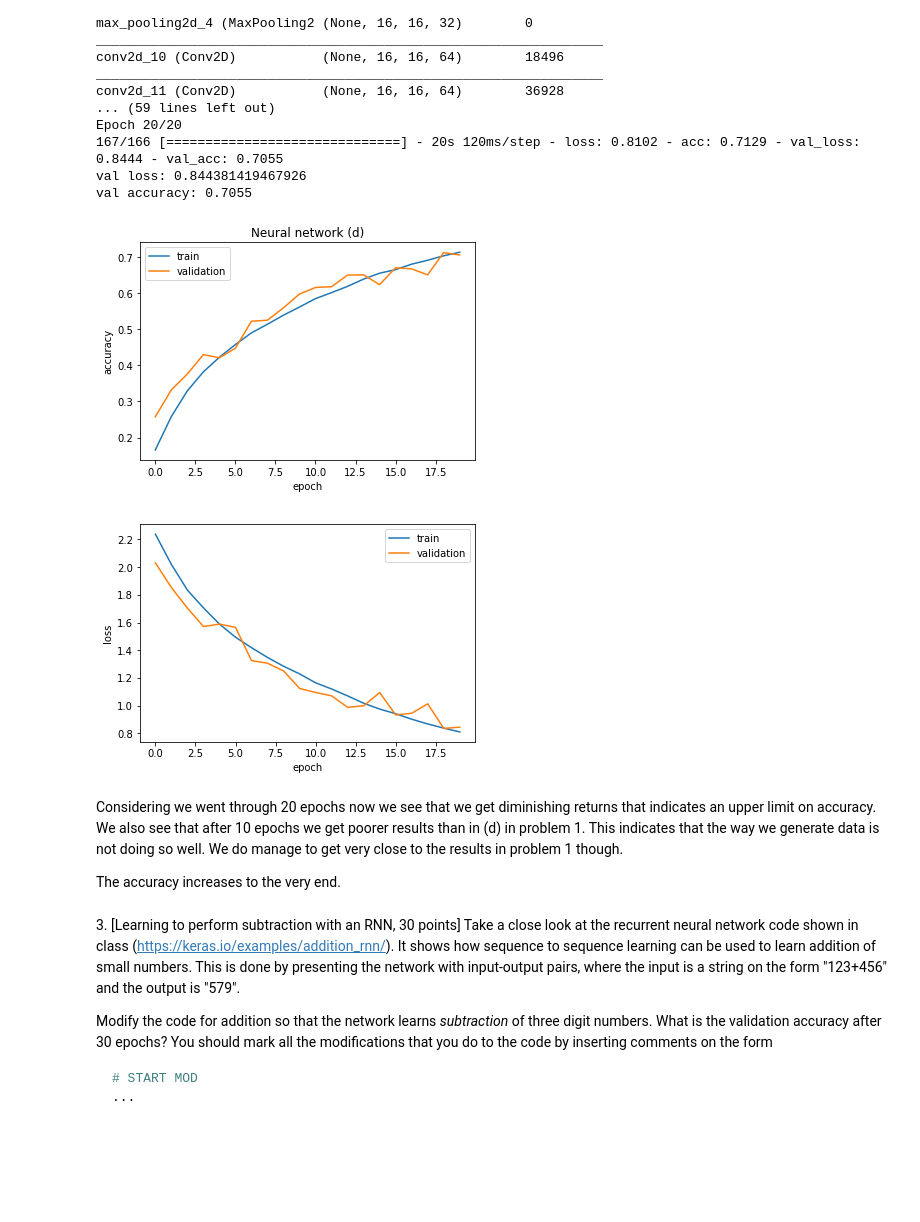
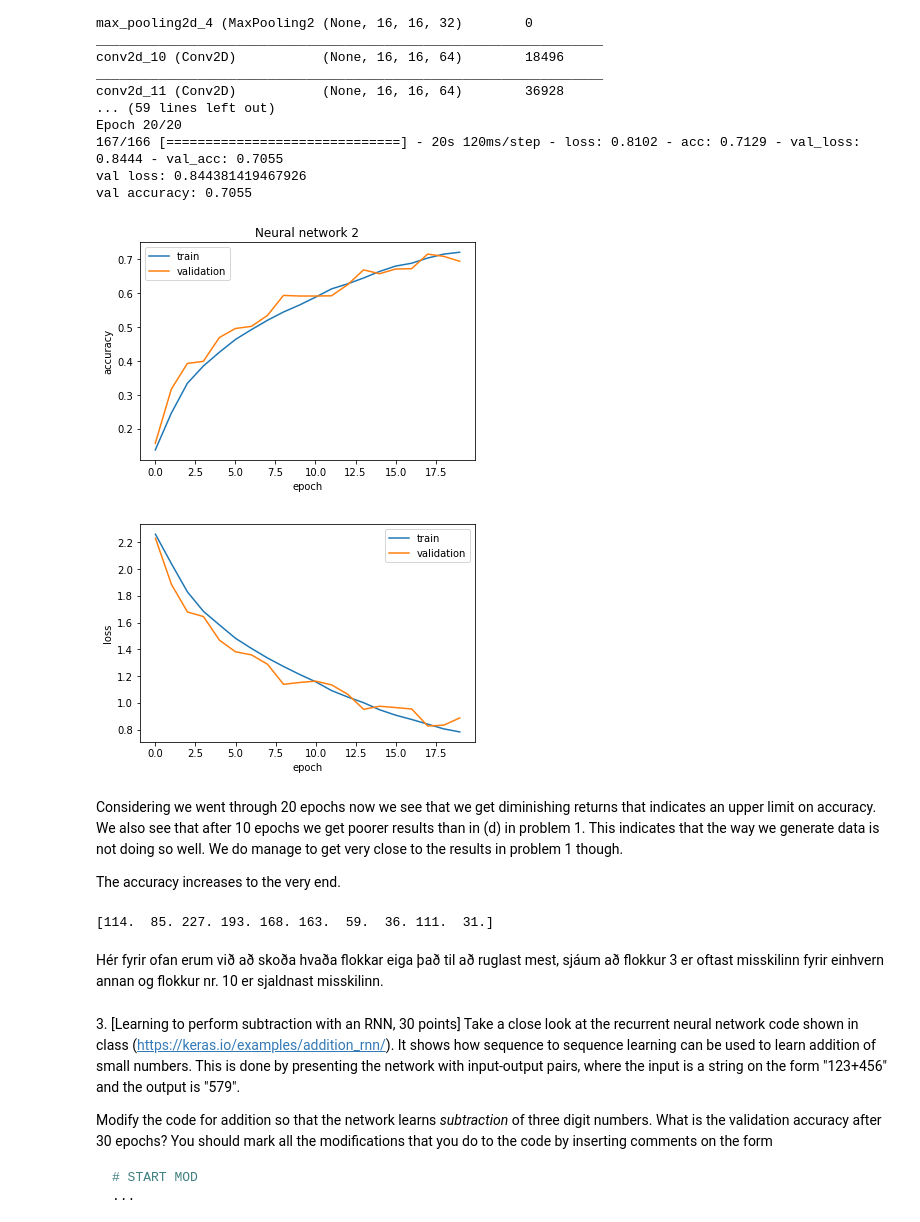
Before and after one commit to EmilGauti/Gervigreind-vor-2019, a Jupyter notebook: Homework 10/hw10.ipynb, the cells around one changed output. Drawn from its saved outputs; the diff is of its cells as text; code cells hidden in the pictures; blank space fills up the shorter version.

```diff
--- a/Homework 10/hw10.ipynb
+++ b/Homework 10/hw10.ipynb
@@ -511,26 +511,35 @@ val accuracy: 0.7055
 # %%
 import matplotlib.pyplot as plt
 plt.plot(history2.history['acc'])
 plt.plot(history2.history['val_acc'])
 plt.ylabel('accuracy')
 plt.xlabel('epoch')
-plt.title('Neural network')
+plt.title('Neural network 2')
 plt.legend(['train', 'validation'])
 plt.show()
 
 plt.plot(history2.history['loss'])
 plt.plot(history2.history['val_loss'])
 plt.ylabel('loss')
 plt.xlabel('epoch')
 plt.legend(['train', 'validation'])
 plt.show()
 # %% [output]
-[figure, old version]
+[figure, new version]
-[figure, old version]
+[figure, new version]
 # %% [markdown]
 Considering we went through 20 epochs now we see that we get diminishing returns that indicates an upper limit on accuracy. We also see that after 10 epochs we get poorer results than in (d) in problem 1. This indicates that the way we generate data is not doing so well. We do manage to get very close to the results in problem 1 though.
 
 The accuracy increases to the very end.
+# %%
+predicted = model2.predict(x_val)
+result = np.absolute(y_val-predicted)
+errors = y_val[np.sum(result,1)>1.8]#1.8 er arbitrary tala milli 1 og 2
+print(np.sum(errors,0))
+# %% [output]
+[114.  85. 227. 193. 168. 163.  59.  36. 111.  31.]
+# %% [markdown]
+Hér fyrir ofan erum við að skoða hvaða flokkar eiga það til að ruglast mest, sjáum að flokkur 3 er oftast misskilinn fyrir einhvern annan og flokkur nr. 10 er sjaldnast misskilinn.
 # %% [markdown]
 3\. [Learning to perform subtraction with an RNN, 30 points] Take a close look at the recurrent neural network code shown in class (https://keras.io/examples/addition_rnn/). It shows how sequence to sequence learning can be used to learn addition of small numbers. This is done by presenting the network with input-output pairs, where the input is a string on the form "123+456" and the output is "579".
 
```
Also changed, not shown: 1 other file.
